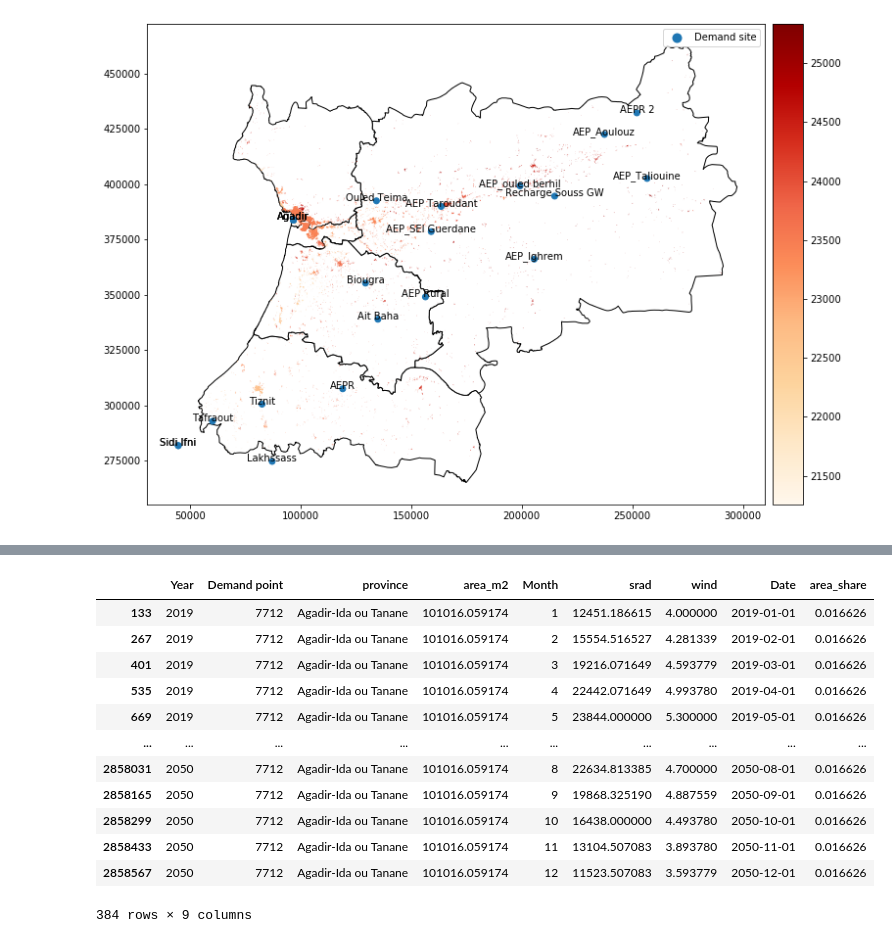
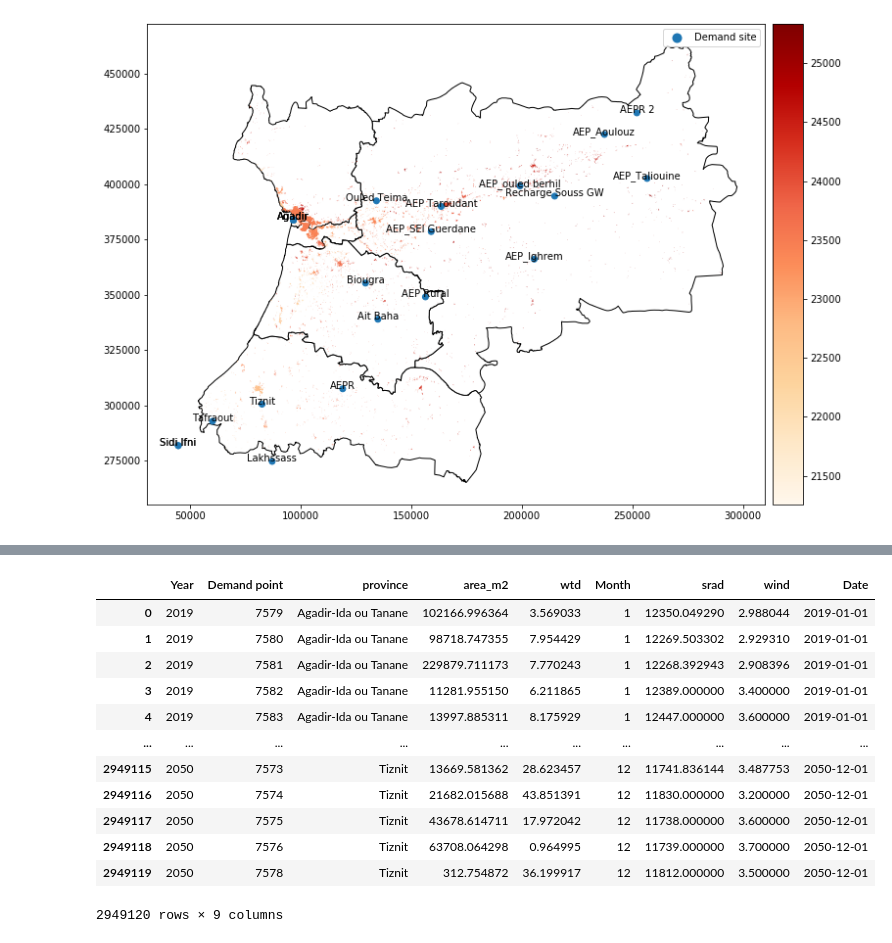
Before and after one commit to KTH-dESA/FAO, a Jupyter notebook: Cropland and Built-up areas processing.ipynb, the cells around one changed output, grey strips where cells are left out. Drawn from its saved outputs; the diff is of its cells as text; code cells hidden in the pictures.

```diff
--- a/Cropland and Built-up areas processing.ipynb
+++ b/Cropland and Built-up areas processing.ipynb
@@ -86,7 +109,7 @@ def create_time_data(data, first_year, end_year):
     df = pd.DataFrame()
     df['Year'] = list(itertools.chain.from_iterable([[year]*12*data.shape[0] for year in range(first_year,end_year+1)]))
     y_number = df.Year.unique().shape[0]
-    dff = pd.DataFrame(data.filter(regex='_srad|province|Demand point|area').melt(id_vars=['Demand point','province','area_m2']))
+    dff = pd.DataFrame(data.filter(regex='_srad|province|Demand point|area|wtd').melt(id_vars=['Demand point','province','area_m2','wtd']))
     dff.rename(columns={'variable': 'Month', 'value': 'srad'}, inplace=True)
     dff = dff.join(data.filter(like='_wind').melt())
     dff.rename(columns={'value': 'wind'}, inplace=True)
@@ -104,3 +125,19 @@ df_builtarea = create_time_data(builtarea, 2019, 2050)
+# %%
+df_cropland
+# %% [output]
+|  | Year | Demand point | province | area_m2 | wtd | Month | srad | wind | Date |
+| 0 | 2019 | 7579 | Agadir-Ida ou Tanane | 102166.996364 | 3.569033 | 1 | 12350.049290 | 2.988044 | 2019-01-01 |
+| 1 | 2019 | 7580 | Agadir-Ida ou Tanane | 98718.747355 | 7.954429 | 1 | 12269.503302 | 2.929310 | 2019-01-01 |
+| 2 | 2019 | 7581 | Agadir-Ida ou Tanane | 229879.711173 | 7.770243 | 1 | 12268.392943 | 2.908396 | 2019-01-01 |
+| 3 | 2019 | 7582 | Agadir-Ida ou Tanane | 11281.955150 | 6.211865 | 1 | 12389.000000 | 3.400000 | 2019-01-01 |
+| 4 | 2019 | 7583 | Agadir-Ida ou Tanane | 13997.885311 | 8.175929 | 1 | 12447.000000 | 3.600000 | 2019-01-01 |
+| ... | ... | ... | ... | ... | ... | ... | ... | ... | ... |
+| 2949115 | 2050 | 7573 | Tiznit | 13669.581362 | 28.623457 | 12 | 11741.836144 | 3.487753 | 2050-12-01 |
+| 2949116 | 2050 | 7574 | Tiznit | 21682.015688 | 43.851391 | 12 | 11830.000000 | 3.200000 | 2050-12-01 |
+| 2949117 | 2050 | 7575 | Tiznit | 43678.614711 | 17.972042 | 12 | 11738.000000 | 3.600000 | 2050-12-01 |
+| 2949118 | 2050 | 7576 | Tiznit | 63708.064298 | 0.964995 | 12 | 11739.000000 | 3.700000 | 2050-12-01 |
+| 2949119 | 2050 | 7578 | Tiznit | 312.754872 | 36.199917 | 12 | 11812.000000 | 3.500000 | 2050-12-01 |
+2949120 rows × 9 columns
 # %%
 def get_area_share(df, by, value):
     dff = df.groupby(by)[value].sum().copy()
@@ -116,16 +152,0 @@ df_builtarea['area_share'] = df_builtarea['Demand point'].map(get_area_share(bui
-# %%
-df_cropland.loc[df_cropland['Demand point']==7712]
-# %% [output]
-|  | Year | Demand point | province | area_m2 | Month | srad | wind | Date | area_share |
-| 133 | 2019 | 7712 | Agadir-Ida ou Tanane | 101016.059174 | 1 | 12451.186615 | 4.000000 | 2019-01-01 | 0.016626 |
-| 267 | 2019 | 7712 | Agadir-Ida ou Tanane | 101016.059174 | 2 | 15554.516527 | 4.281339 | 2019-02-01 | 0.016626 |
-| 401 | 2019 | 7712 | Agadir-Ida ou Tanane | 101016.059174 | 3 | 19216.071649 | 4.593779 | 2019-03-01 | 0.016626 |
-| 535 | 2019 | 7712 | Agadir-Ida ou Tanane | 101016.059174 | 4 | 22442.071649 | 4.993780 | 2019-04-01 | 0.016626 |
-| 669 | 2019 | 7712 | Agadir-Ida ou Tanane | 101016.059174 | 5 | 23844.000000 | 5.300000 | 2019-05-01 | 0.016626 |
-| ... | ... | ... | ... | ... | ... | ... | ... | ... | ... |
-| 2858031 | 2050 | 7712 | Agadir-Ida ou Tanane | 101016.059174 | 8 | 22634.813385 | 4.700000 | 2050-08-01 | 0.016626 |
-| 2858165 | 2050 | 7712 | Agadir-Ida ou Tanane | 101016.059174 | 9 | 19868.325190 | 4.887559 | 2050-09-01 | 0.016626 |
-| 2858299 | 2050 | 7712 | Agadir-Ida ou Tanane | 101016.059174 | 10 | 16438.000000 | 4.493780 | 2050-10-01 | 0.016626 |
-| 2858433 | 2050 | 7712 | Agadir-Ida ou Tanane | 101016.059174 | 11 | 13104.507083 | 3.893780 | 2050-11-01 | 0.016626 |
-| 2858567 | 2050 | 7712 | Agadir-Ida ou Tanane | 101016.059174 | 12 | 11523.507083 | 3.593779 | 2050-12-01 | 0.016626 |
-384 rows × 9 columns
```
Also changed, not shown: parts of 9 cells of this notebook, 12 other files.
